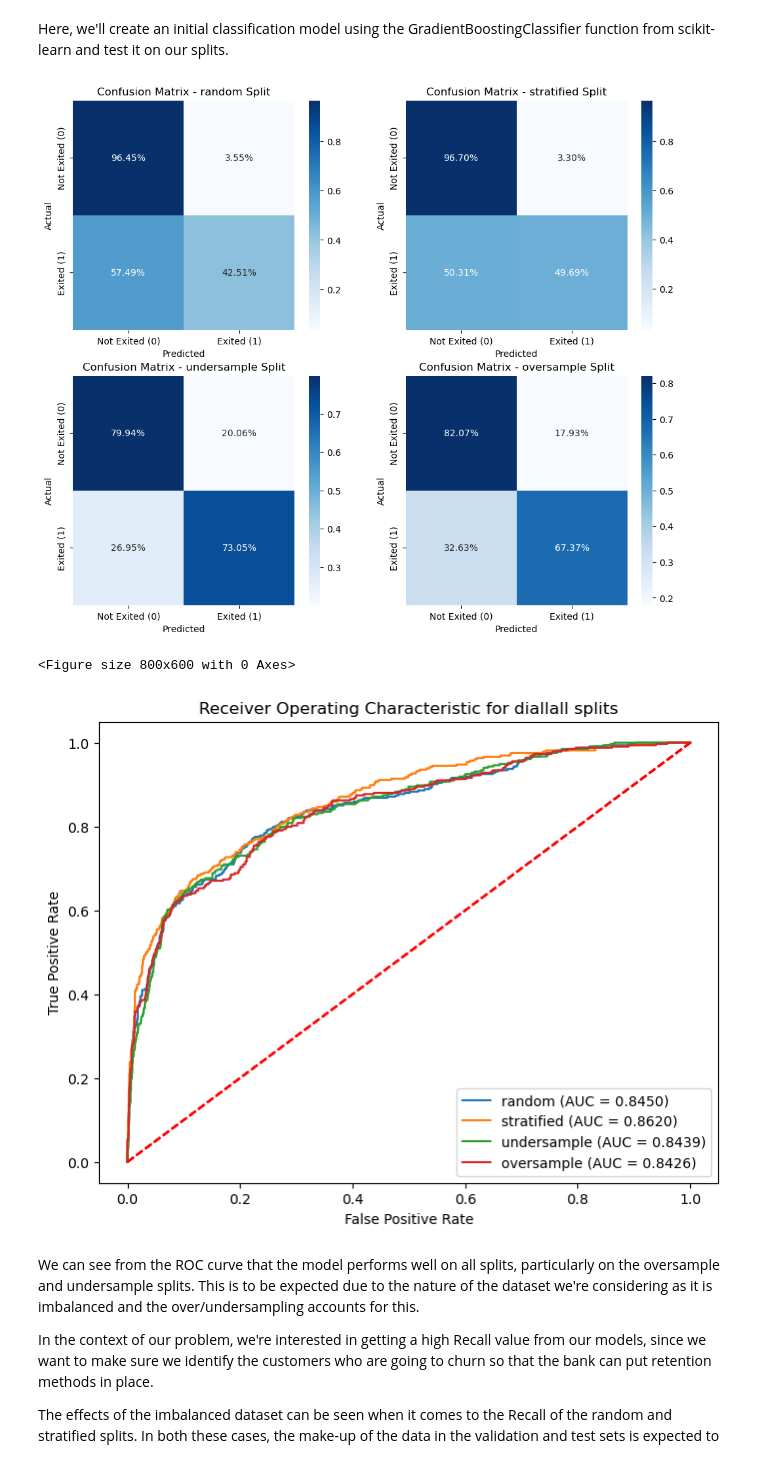
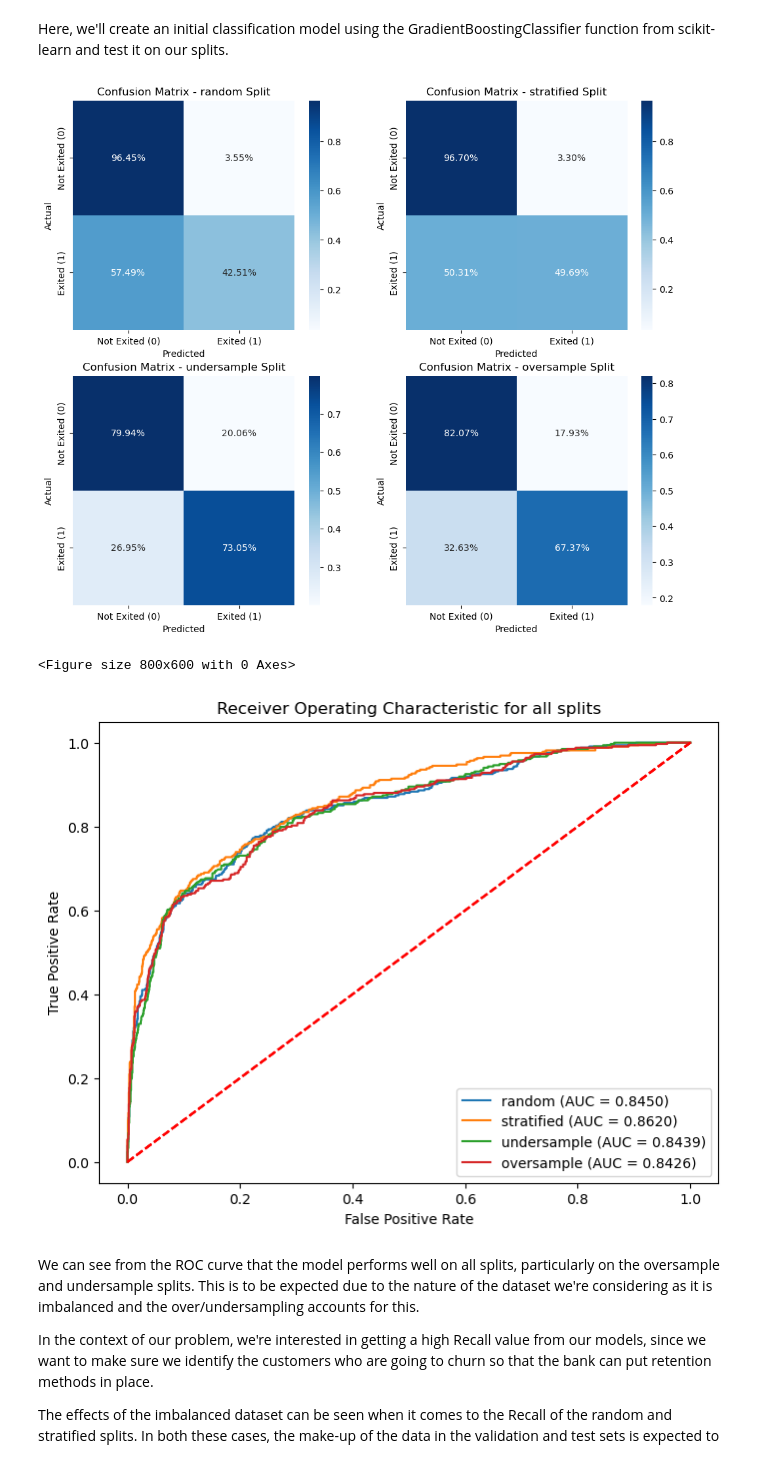
Before and after one commit to djjjones6/Group_Assessment_1, a Jupyter notebook: DaveJ/Gradient Boosting.ipynb, the cells around one changed output. Saved outputs shown, nothing was run; the diff lists cells and outputs as text; code cells hidden in the pictures.

```diff
--- a/DaveJ/Gradient Boosting.ipynb
+++ b/DaveJ/Gradient Boosting.ipynb
@@ -100,37 +100,37 @@ def evaluating_performance_diff_splits(model=model,split_data=split_data,perform
         plt.plot([0, 1], [0, 1], color='red', linestyle='--')  # Diagonal line for random guessing
         plt.xlabel('False Positive Rate')
         plt.ylabel('True Positive Rate')
-        plt.title(f'Receiver Operating Characteristic for diallall splits')
+        plt.title(f'Receiver Operating Characteristic for all splits')
         plt.legend(loc="lower right")#
 
         #Get general classification report
         test_report = classification_report(y_val, y_val_pred, output_dict = True)
 
         #Balanced accuracy, precision, recall, and F1-score for class 1 (positive class)
         precision = test_report['1']['precision']
         recall = test_report['1']['recall']
         f1_score = test_report['1']['f1-score']
         balanced_acc = balanced_accuracy_score(y_val, y_val_pred)
 
         #Define performance metrics
         performance_matrix[split] = {
             'test_precision_1': precision,
             'test_recall_1': recall,
             'test_f1_score_1': f1_score,
             'false_positives': fp,
             'false_negatives': fn,
             'balanced_accuracy': balanced_acc
         }
 
     #Show the plots
     plt.show()
     return performance_matrix
 
 performance = evaluating_performance_diff_splits(model=model,split_data=split_data,performance_matrix=performance)
 # %% [output]
 [figure]
 <Figure size 800x600 with 0 Axes>
-[figure, old version]
+[figure, new version]
 # %% [markdown]
 We can see from the ROC curve that the model performs well on all splits, particularly on the oversample and undersample splits. This is to be expected due to the nature of the dataset we're considering as it is imbalanced and the over/undersampling accounts for this.
 
```
Also changed, not shown: parts of 6 cells of this notebook.
